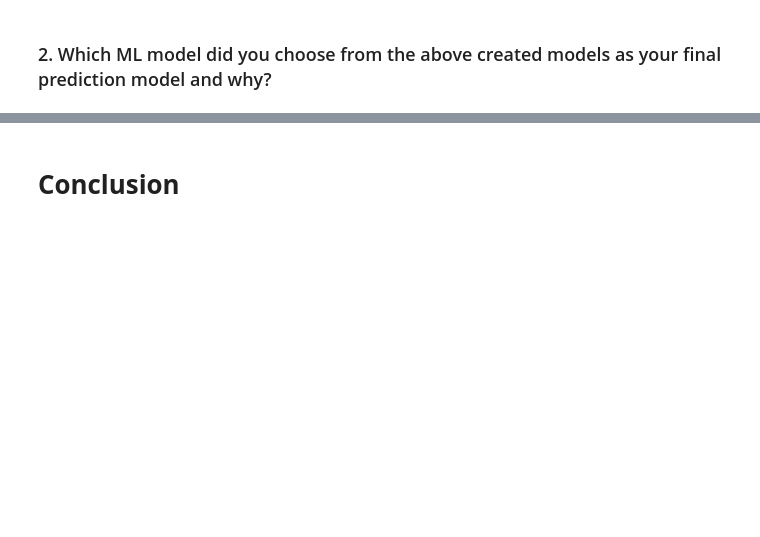
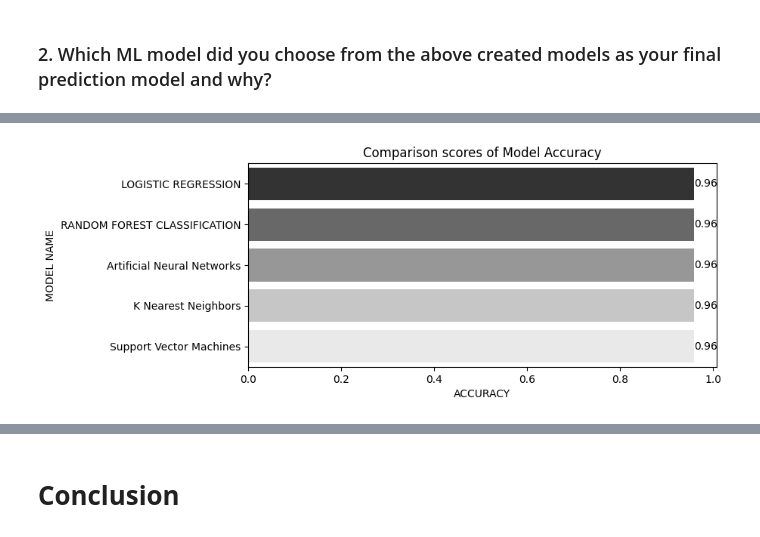
Before and after one commit to dacenish/Airline-Passenger-Referral-Prediction, a Jupyter notebook: Airline_Passenger_Referral_Prediction_ML_Capstone_Project.ipynb, the cells around one changed output, grey strips where cells are left out. Drawn from its saved outputs; the diff is of its cells as text; code cells hidden in the pictures; blank space fills up the shorter version.

```diff
--- a/Airline_Passenger_Referral_Prediction_ML_Capstone_Project.ipynb
+++ b/Airline_Passenger_Referral_Prediction_ML_Capstone_Project.ipynb
@@ -1657,7 +1569,23 @@ plt.show()
 # %% [output]
 [figure]
 # %%
-report = classification_report(y_test, predictions, output_dict=True)
+cf_matrix = confusion_matrix(y_test,y_pred).flatten()
+tn = cf_matrix[0]
+fp = cf_matrix[1]
+fn = cf_matrix[2]
+tp = cf_matrix[3]
+metrics_df = metrics_df.append({'MODEL NAME': 'Support Vector Machines',
+                  'ACCURACY':accuracy_score(y_test, y_pred),
+                  'RECALL': recall_score(y_test, y_pred),
+                  'PRECISION':precision_score(y_test, y_pred),
+                  'F1-SCORE':f1_score(y_test, y_pred)
+                  ,'ROC AUC SCORE':roc_auc_score(y_test, y_pred),
+                  'TRUE NEGATIVE':tn,"FALSE POSITIVE":fp,"FALSE NEGATIVE":fn,
+                  "TRUE POSITIVE":tp
+                  }
+                  ,ignore_index=True)
+
+report = classification_report(y_test, y_pred, output_dict=True)
 df_classification_report = pd.DataFrame(report).transpose()
 svm_classification_report = sns.heatmap(df_classification_report,annot = True,cmap = 'Blues',cbar = False)
 svm_classification_report
@@ -1714,0 +1621,3 @@ Answer Here.
+# %%
+metrics_df = metrics_df.round(2)
+metrics_df.index+=1
@@ -1714,0 +1633,10 @@ Answer Here.
+# %%
+acc_df = metrics_df.sort_values('ACCURACY',ascending = False)
+plt.figure(figsize= (8,3.5))
+ax = sns.barplot(data = acc_df,x=acc_df['ACCURACY'],y=acc_df['MODEL NAME'],palette = 'Greys_r')
+for label in ax.containers:
+    ax.bar_label(label)
+plt.title('Comparison scores of Model Accuracy')
+plt.show()
+# %% [output]
+[figure, added]
```
Also changed, not shown: parts of 159 cells of this notebook.
